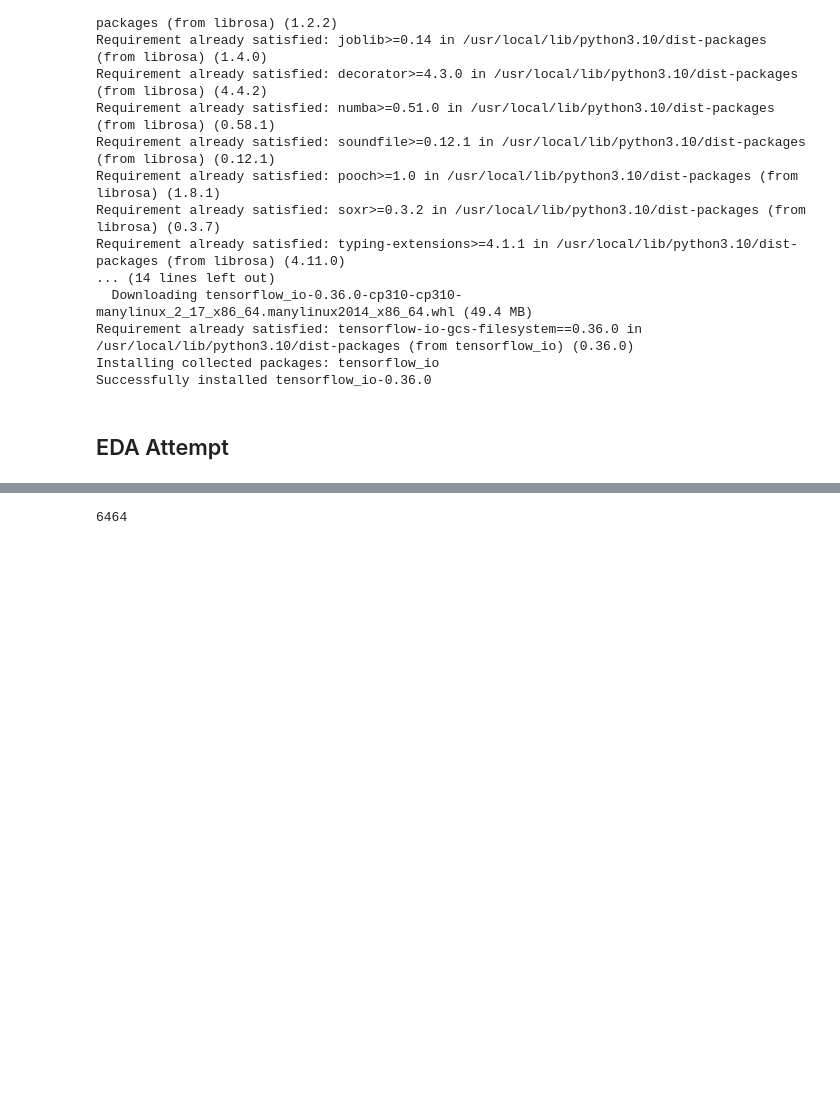
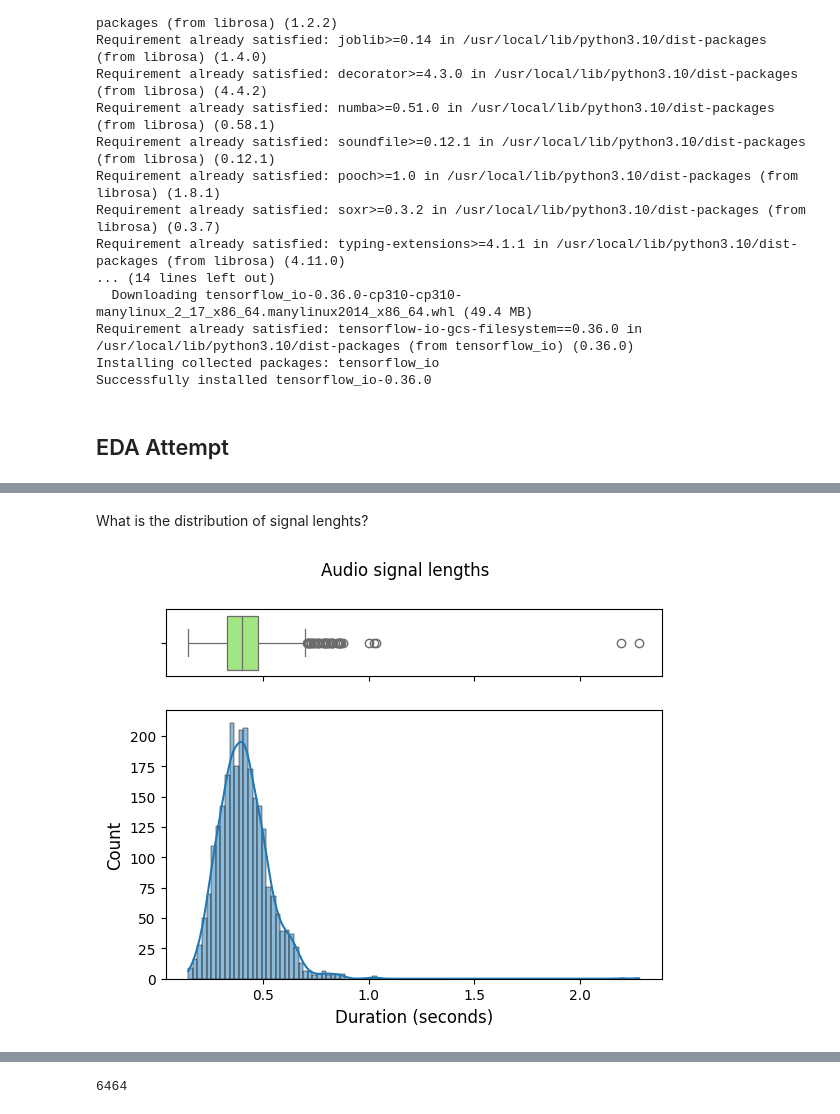
Before and after one commit to bloup1/Deep-Learning, a Jupyter notebook: Summative_assessment_3.ipynb, the cells around one changed output, grey strips where cells are left out. Cells and saved outputs as stored; diff of their text form; code cells hidden in the pictures; blank space fills up the shorter version.

```diff
--- a/Summative_assessment_3.ipynb
+++ b/Summative_assessment_3.ipynb
@@ -199,2 +147,0 @@ def show_length_distribution(signals, rate = 8000):
-# %%
-a = show_length_distribution(X)
@@ -272,0 +148,15 @@ max_sound_trimmed = (fill_to_multiple-(max_sound_trimmed % fill_to_multiple))% f
+# %%
+import numpy as np
+from matplotlib import pyplot as plt
+import seaborn as sns
+from os import listdir
+from os.path import join
+from scipy.io import wavfile
+import IPython.display as ipd
+
+audio_list  = []
+labels_list = []
+for data in ds_whole:
+    audio_list.append(data['audio'].numpy())
+    labels_list.append(data['label'].numpy())
+labels_array = np.array(labels_list)
@@ -272,0 +179,32 @@ max_sound_trimmed = (fill_to_multiple-(max_sound_trimmed % fill_to_multiple))% f
+# %%
+
+
+def show_length_distribution(signals, rate = 8000):
+    """
+    This function takes all the signals as a list and
+    display their length distribution. The box shows the quartiles
+    of the dataset while the whiskers extend to show the rest
+    of the distribution
+    """
+    sample_times = [len(x)/rate for x in signals]
+    f, (ax_box, ax_hist) = plt.subplots(2, sharex=True, gridspec_kw={"height_ratios": (.20, .80)})
+    # Add a graph in each part
+    sns.boxplot(x = sample_times, ax=ax_box, linewidth = 0.9, color=  '#9af772')
+    sns.histplot(x = sample_times, ax=ax_hist, bins = 'fd', kde = True)
+    # Remove x axis name for the boxplot
+    ax_box.set(xlabel='')
+    title = 'Audio signal lengths'
+    x_label = 'Duration (seconds)'
+    y_label = 'Count'
+
+    plt.suptitle(title)
+    ax_hist.set_xlabel(x_label, fontsize=12)
+    ax_hist.set_ylabel(y_label, fontsize=12)
+    plt.show()
+    return sample_times
+# %% [markdown]
+What is the distribution of signal lenghts?
+# %%
+unused = show_length_distribution(audio_list)
+# %% [output]
+[figure, added]
```
Also changed, not shown: parts of 119 cells of this notebook.
